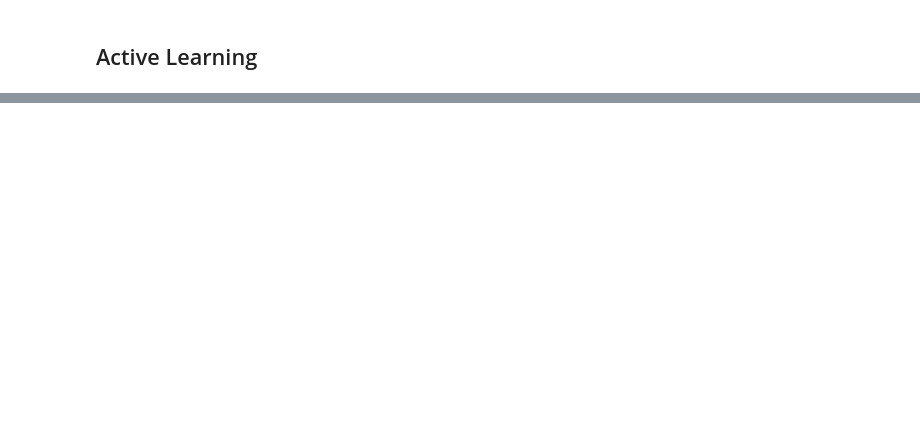
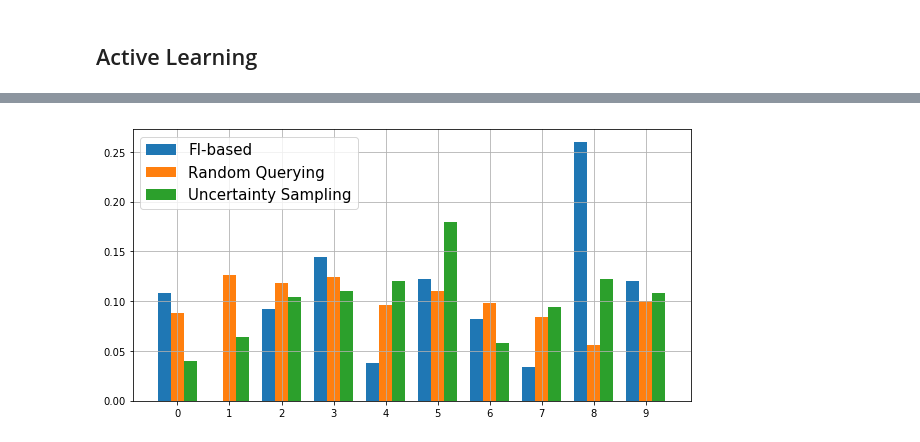
Before and after one commit to jsourati/nn-active-learning, a Jupyter notebook: GeneralNotes.ipynb, the cells around one changed output, grey strips where cells are left out. Cells and saved outputs as stored; diff of their text form; code cells hidden in the pictures; blank space fills up the shorter version.

```diff
--- a/GeneralNotes.ipynb
+++ b/GeneralNotes.ipynb
@@ -182,0 +282,14 @@ for i in range(test_size):
+# %%
+fi_bins = np.histogram(fi_added_labels)[0]/500
+rand_bins = np.histogram(rand_added_labels)[0]/500
+ent_bins = np.histogram(ent_added_labels)[0]/500
+
+plt.figure(figsize=(10,5))
+plt.bar(np.arange(10)-.25,fi_bins, width=.25, label='FI-based')
+plt.bar(np.arange(10),rand_bins, width=.25, label='Random Querying')
+plt.bar(np.arange(10)+.25,ent_bins, width=.25, label='Uncertainty Sampling')
+plt.xticks(np.arange(10))
+plt.legend(fontsize=15)
+plt.grid()
+# %% [output]
+[figure, added]
```
Also changed, not shown: parts of 20 cells of this notebook.
